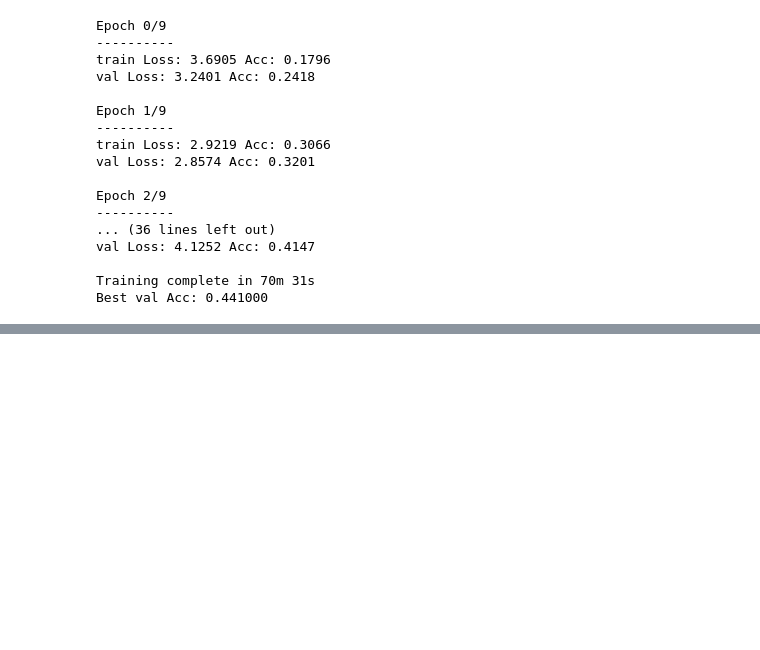
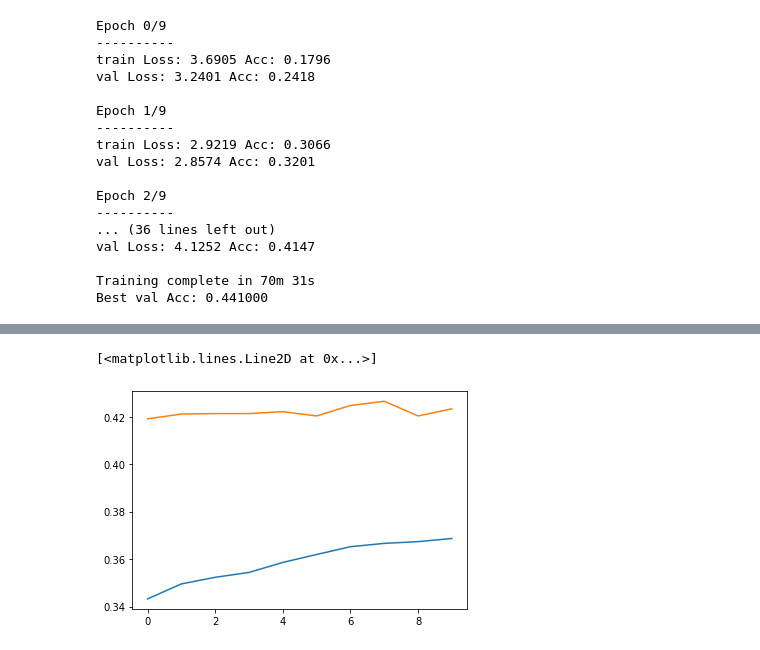
Before and after one commit to ahadrauf2020/yolo9000, a Jupyter notebook: kei-resnet-vgg.ipynb, the cells around one changed output, grey strips where cells are left out. Saved outputs shown, nothing was run; the diff lists cells and outputs as text; code cells hidden in the pictures; blank space fills up the shorter version.

```diff
--- a/kei-resnet-vgg.ipynb
+++ b/kei-resnet-vgg.ipynb
@@ -270,4 +278,7 @@ KeyboardInterrupt:
 # %%
-torch.save(model, './models/vgg16_model.pt')
+torch.save(model, './models/vgg11_bn_SGD_model.pt')
 # plt.plot(vgg_tr_acc)
 # plt.plot(vgg_val_acc)
+# %% [output]
+[<matplotlib.lines.Line2D at 0x...>]
+[figure, added]
```
Also changed, not shown: parts of 5 cells of this notebook, 2 other files.
